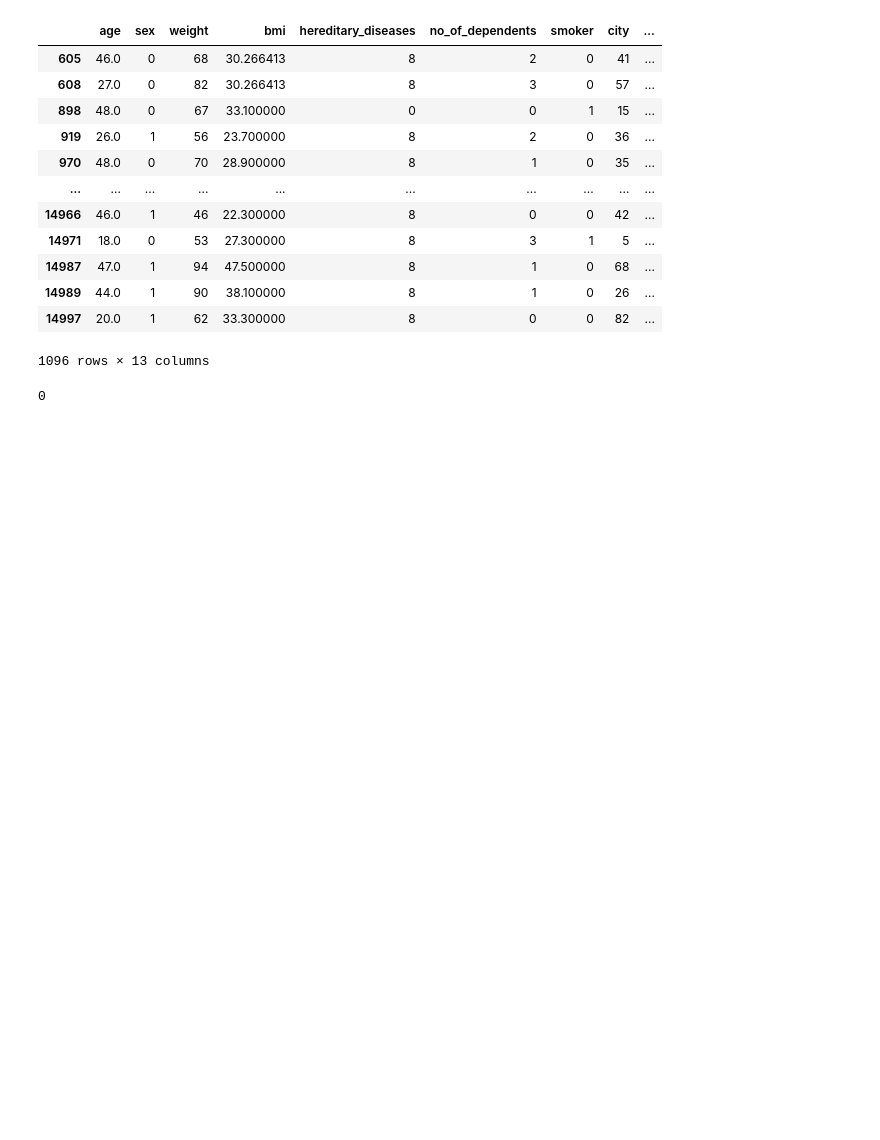
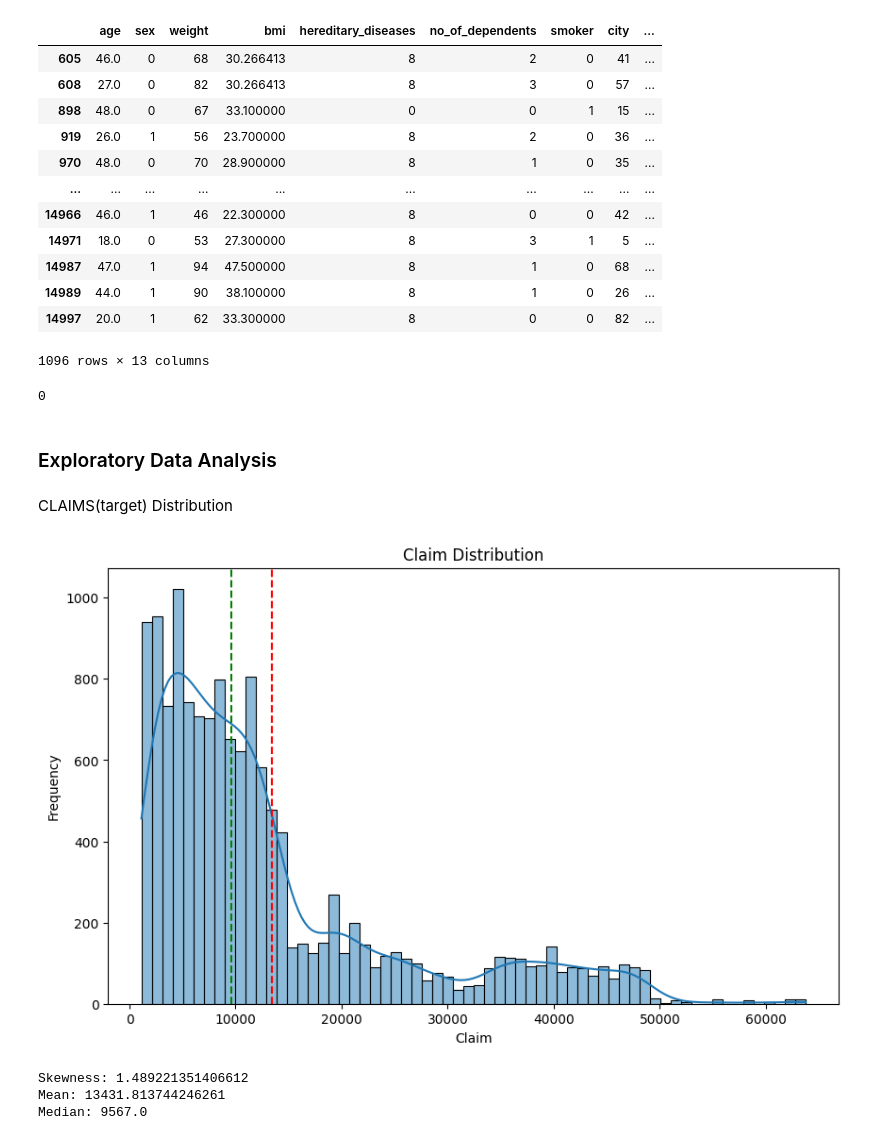
Before and after one commit to arun-ekambaram/Health-Insurance-Claim-Prediction, a Jupyter notebook: experiment.ipynb, the cells around one changed output. Cells and saved outputs as stored; diff of their text form; code cells hidden in the pictures; blank space fills up the shorter version.

```diff
--- a/experiment.ipynb
+++ b/experiment.ipynb
@@ -203,3 +203,24 @@ updated_df = updated_df.drop_duplicates()
 updated_df.duplicated().sum()
 # %% [output]
 0
+# %% [markdown]
+### Exploratory Data Analysis
+# %% [markdown]
+CLAIMS(target) Distribution
+# %%
+plt.figure(figsize=(10, 6))
+sns.histplot(x='claim', data=updated_df, kde=True)
+plt.axvline(updated_df.claim.mean(), color='r', linestyle='--', label='Mean')
+plt.axvline(updated_df.claim.median(), color='g', linestyle='--', label='Median')
+plt.title('Claim Distribution')
+plt.xlabel('Claim')
+plt.ylabel('Frequency')
+plt.show()
+print(f'Skewness: {updated_df["claim"].skew()}')
+print(f'Mean: {(updated_df["claim"].mean())}')
+print(f'Median: {updated_df["claim"].median()}')
+# %% [output]
+[figure, added]
+Skewness: 1.489221351406612
+Mean: 13431.813744246261
+Median: 9567.0
```
Also changed, not shown: parts of 18 cells of this notebook.
